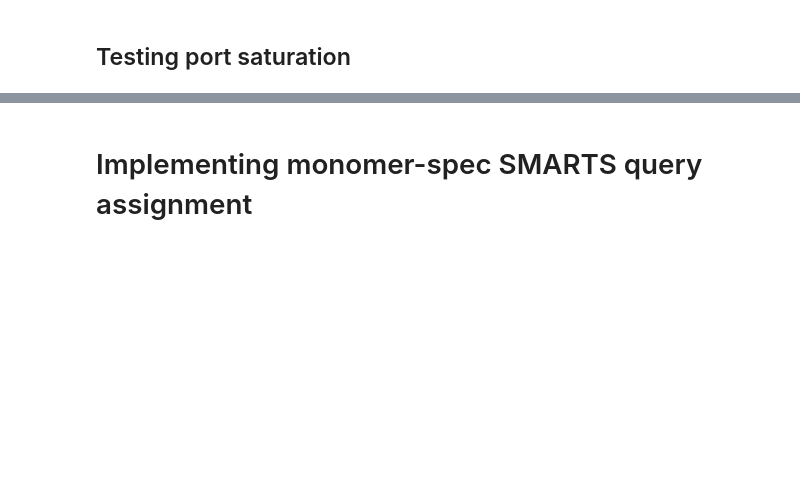
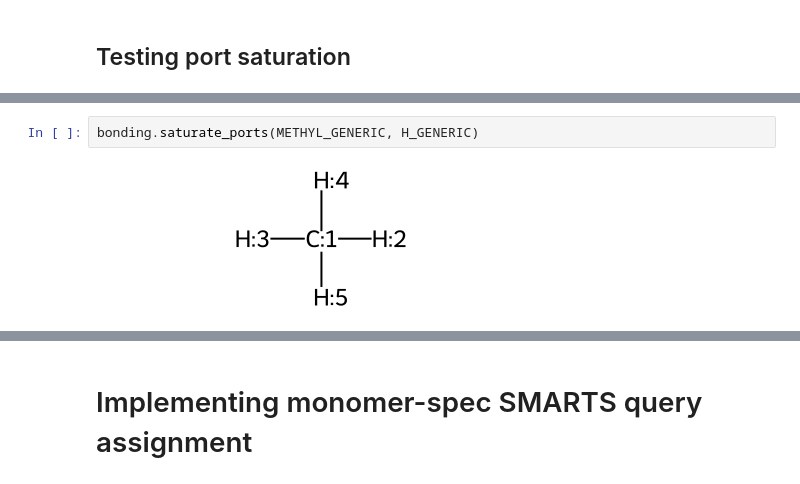
Before and after one commit to timbernat/polymer_workbench, a Jupyter notebook: polybuild_dev.ipynb, the cells around one changed output, grey strips where cells are left out. Saved outputs shown, nothing was run; the diff lists cells and outputs as text; blank space fills up the shorter version.

```diff
--- a/polybuild_dev.ipynb
+++ b/polybuild_dev.ipynb
@@ -133,0 +134,4 @@ saturate_ports(METHYL_GENERIC, OH_GENERIC)
+# %%
+bonding.saturate_ports(METHYL_GENERIC, H_GENERIC)
+# %% [output]
+[figure, added]
```
Also changed, not shown: parts of 20 cells of this notebook.
